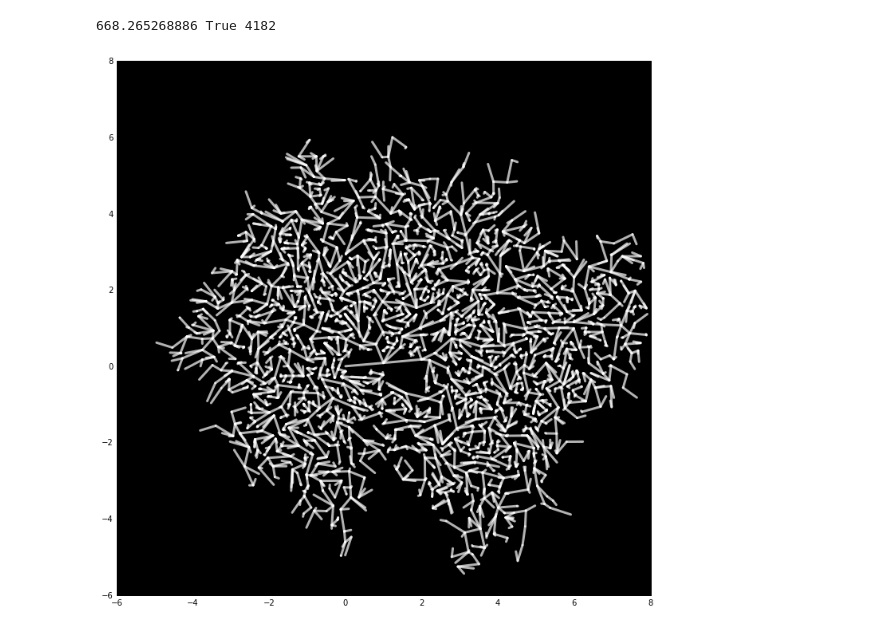
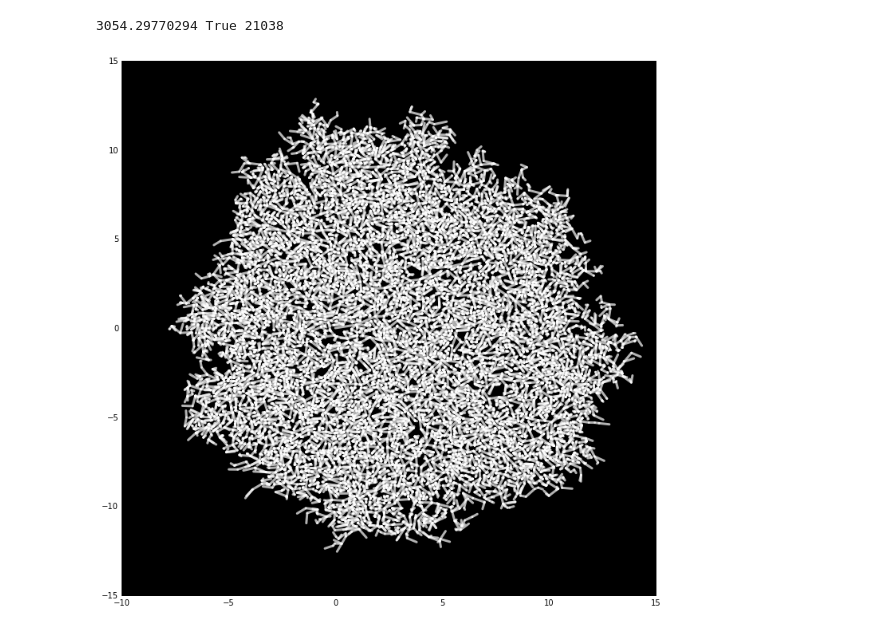
Before and after one commit to electrl/SPB, a Jupyter notebook: spb_branching_02.ipynb, the cells around one changed output. Cells and saved outputs as stored; diff of their text form; code cells hidden in the pictures.

```diff
--- a/spb_branching_02.ipynb
+++ b/spb_branching_02.ipynb
@@ -26,7 +26,7 @@ def plot_tree(ax,ob):
 
 # no of iterations to run
 
-iterations = 300
+iterations = 500
 
 # max angle for expander node
 
@@ -300,32 +300,32 @@ for k in np.arange(iterations):
 
                     hammerTime = False
 
                     chp[ node_idx ] = node
 
                     pang[node_idx] = ang
 
                     try:
                         pch[ node ] = pch[ node ] + (node_idx,)
                     except:
                         pch[ node ] = (node_idx,)
 
                 counter += 1
 
 
 
 tree = shg.MultiLineString(segments)
 
 print tree.length, tree.is_simple, len(segments)
 
 #plot
 
 fig = plt.figure(1,figsize=(12,12), dpi=200)
 
 ax = fig.add_subplot(111,axisbg='black')
 
 
 plot_tree(ax, tree)
 plt.draw()
 # %% [output]
-668.265268886 True 4182
+3054.29770294 True 21038
-[figure, old version]
+[figure, new version]
```
